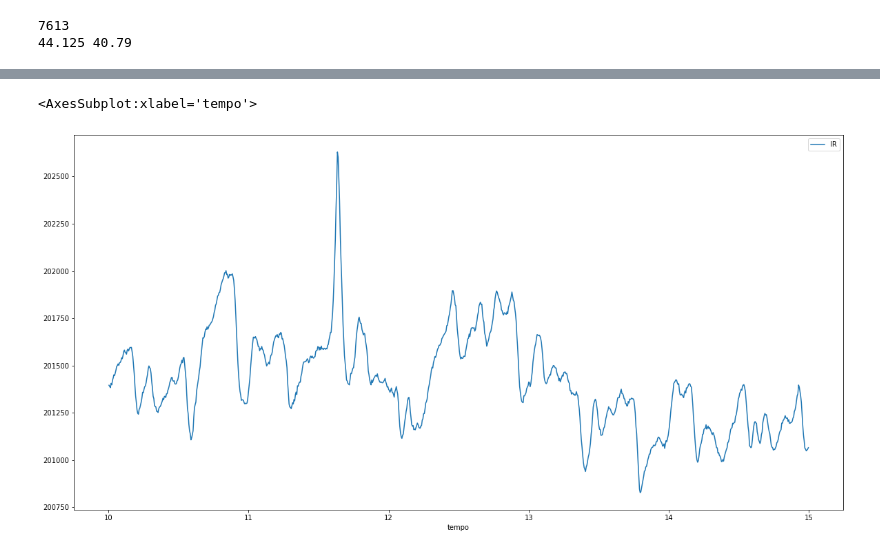
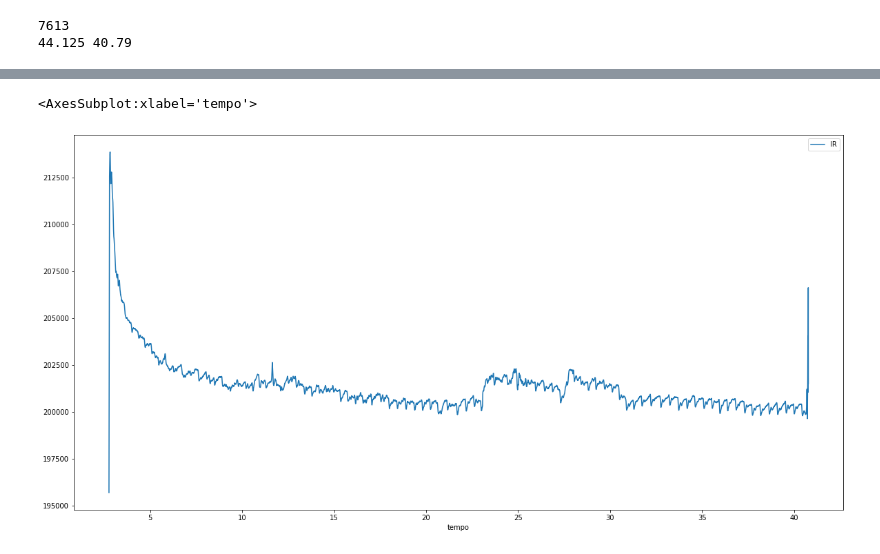
Before and after one commit to 221eSmact/PPG-p2, a Jupyter notebook: code/report.ipynb, the cells around one changed output, grey strips where cells are left out. Drawn from its saved outputs; the diff is of its cells as text; code cells hidden in the pictures.

```diff
--- a/code/report.ipynb
+++ b/code/report.ipynb
@@ -72,8 +56,8 @@ df[df.IR> 190000].copy()
 # %%
-df[(df.tempo>10) & (df.tempo<15)].plot(x='tempo',y= 'IR', figsize=(20,10))
+df.plot(x='tempo',y= 'IR', figsize=(20,10))
 # %% [output]
 <AxesSubplot:xlabel='tempo'>
-[figure, old version]
+[figure, new version]
 # %%
 from scipy.signal import butter, filtfilt, find_peaks
 # %%
```
Also changed, not shown: parts of 7 cells of this notebook.
